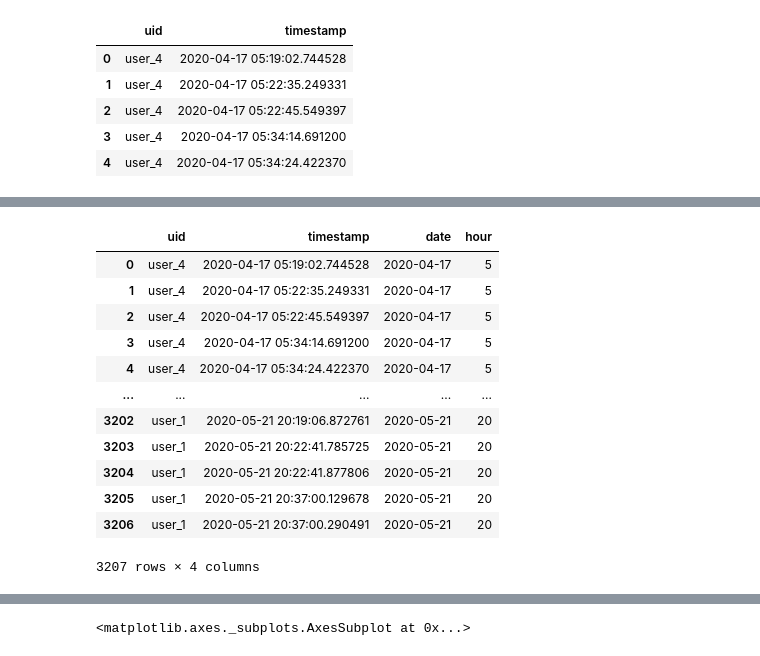
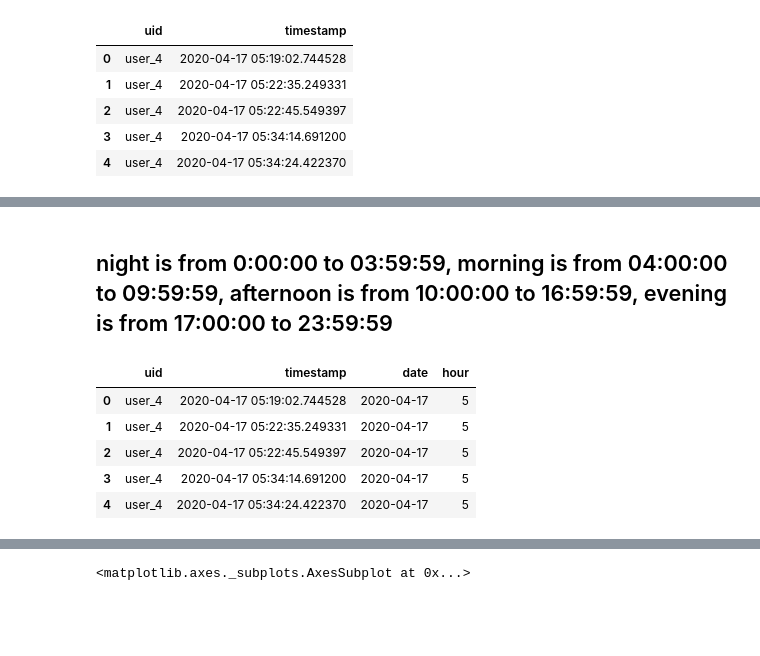
Before and after one commit to djoye21school/Piscine_DS, a Jupyter notebook: day07/ex02/02_bar_chart.ipynb, the cells around one changed output, grey strips where cells are left out. Saved outputs shown, nothing was run; the diff lists cells and outputs as text; code cells hidden in the pictures; blank space fills up the shorter version.

```diff
--- a/day07/ex02/02_bar_chart.ipynb
+++ b/day07/ex02/02_bar_chart.ipynb
@@ -2,4 +2,4 @@
 import pandas as pd
 import sqlite3
 # %%
-con = sqlite3.connect('../data/checking-logs.sqlite')
+con = sqlite3.connect('../data/checking-logs.sqlite.sqlite')
@@ -41,22 +22,17 @@ Name: timestamp, Length: 3207, dtype: int64
+# %% [markdown]
+## night is from 0:00:00 to 03:59:59, morning is from 04:00:00 to 09:59:59, afternoon is from 10:00:00 to 16:59:59, evening is from 17:00:00 to 23:59:59
 # %%
 commits['date'] = commits.timestamp.dt.date
 commits['hour'] = commits.timestamp.dt.hour
 # %%
-commits
+commits.head()
 # %% [output]
 |  | uid | timestamp | date | hour |
 | 0 | user_4 | 2020-04-17 05:19:02.744528 | 2020-04-17 | 5 |
 | 1 | user_4 | 2020-04-17 05:22:35.249331 | 2020-04-17 | 5 |
 | 2 | user_4 | 2020-04-17 05:22:45.549397 | 2020-04-17 | 5 |
 | 3 | user_4 | 2020-04-17 05:34:14.691200 | 2020-04-17 | 5 |
 | 4 | user_4 | 2020-04-17 05:34:24.422370 | 2020-04-17 | 5 |
-| ... | ... | ... | ... | ... |
-| 3202 | user_1 | 2020-05-21 20:19:06.872761 | 2020-05-21 | 20 |
-| 3203 | user_1 | 2020-05-21 20:22:41.785725 | 2020-05-21 | 20 |
-| 3204 | user_1 | 2020-05-21 20:22:41.877806 | 2020-05-21 | 20 |
-| 3205 | user_1 | 2020-05-21 20:37:00.129678 | 2020-05-21 | 20 |
-| 3206 | user_1 | 2020-05-21 20:37:00.290491 | 2020-05-21 | 20 |
-3207 rows × 4 columns
 # %%
 commits['daytime'] = pd.cut(commits.hour,
                             bins=[0,4,10,17,24],
```
Also changed, not shown: parts of 8 cells of this notebook, 11 other files.
